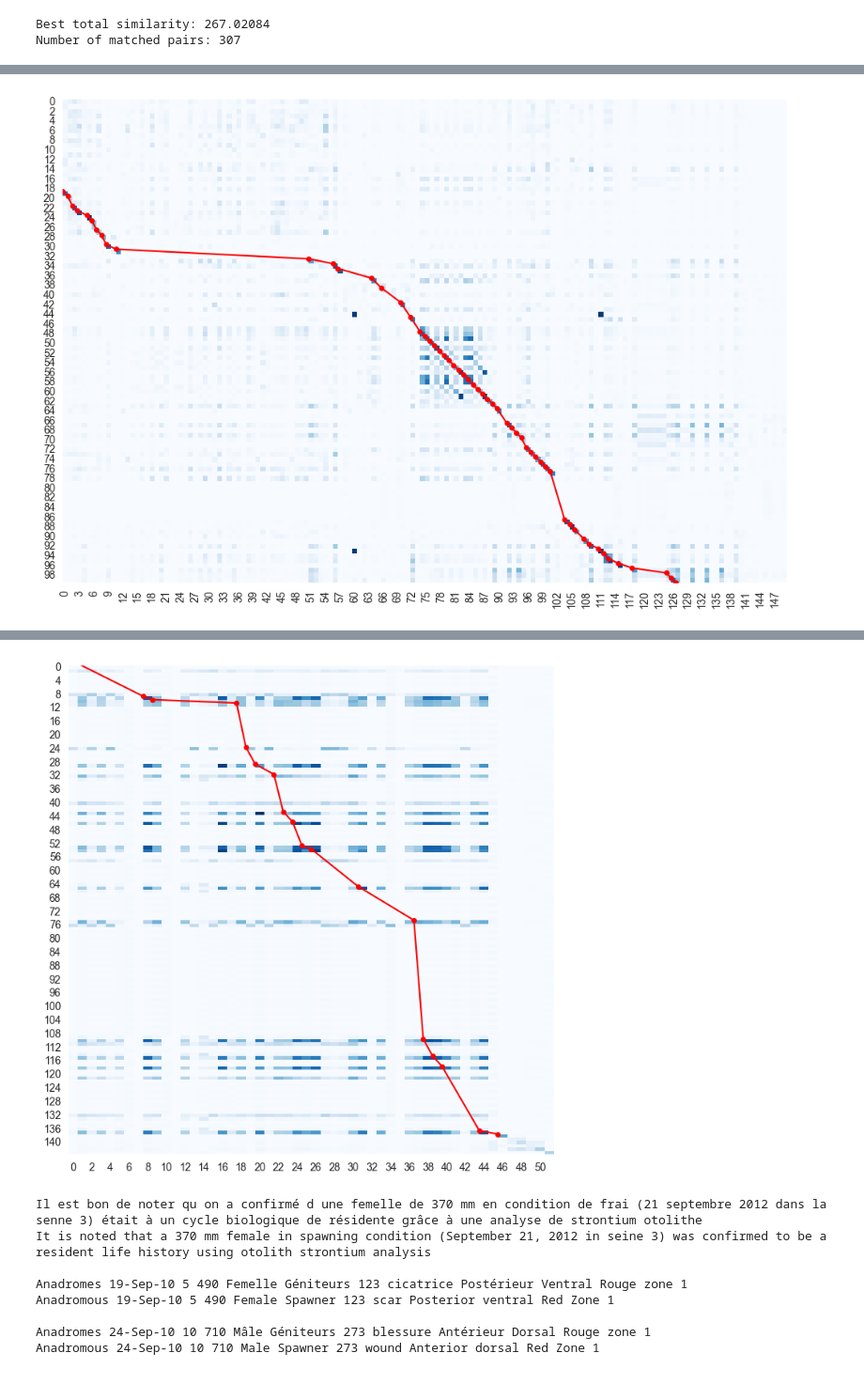
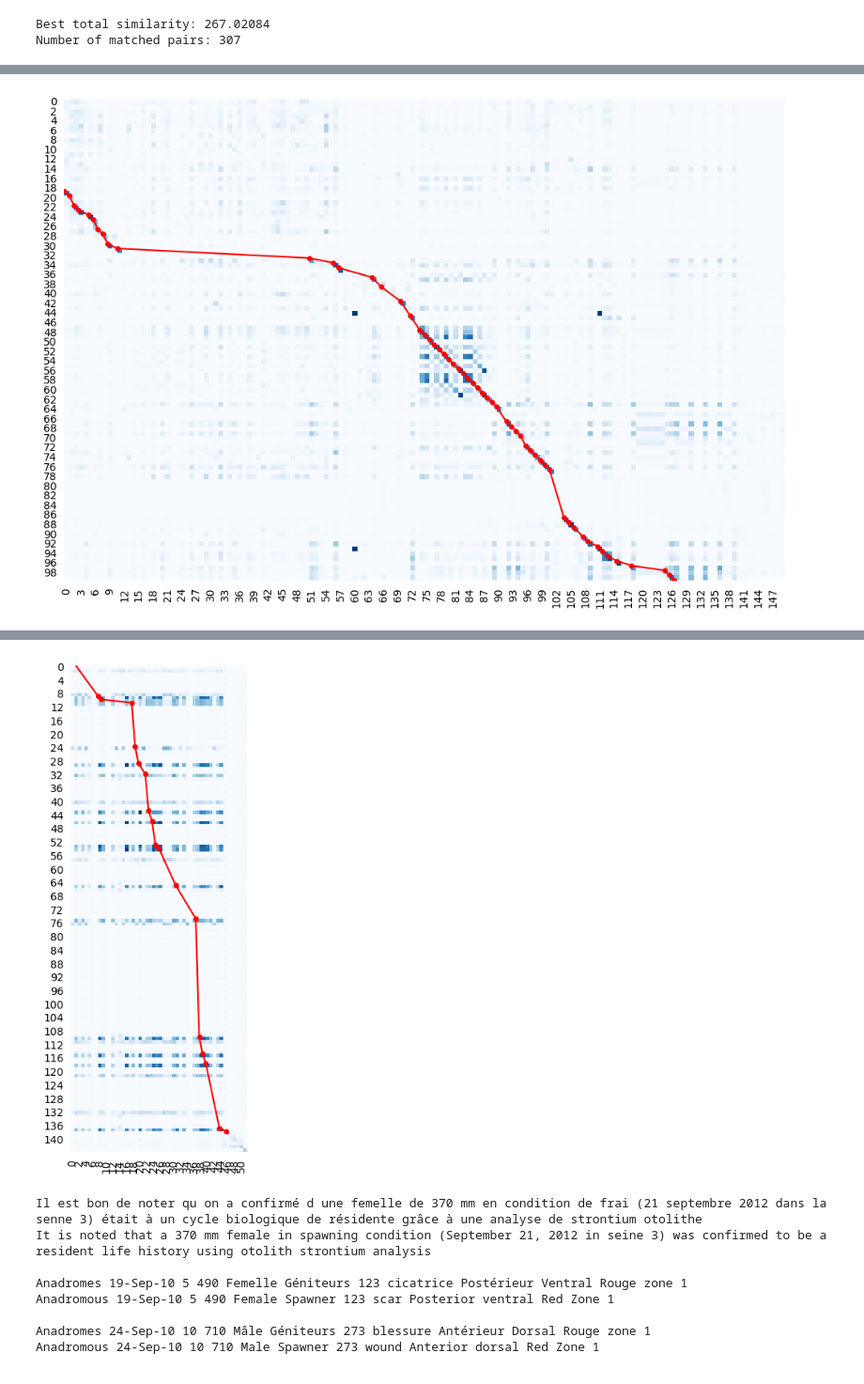
Before and after one commit to KevinCarr42/AI-Translation, a Jupyter notebook: 12_confirm_drop_text_cleaning.ipynb, the cells around one changed output, grey strips where cells are left out. Shown at 94% size. Saved outputs shown, nothing was run; the diff lists cells and outputs as text; code cells hidden in the pictures.

Commit message:
update for figures with transparency

```diff
--- a/12_confirm_drop_text_cleaning.ipynb
+++ b/12_confirm_drop_text_cleaning.ipynb
@@ -10,7 +10,6 @@ import numpy as np
 import pandas as pd
 import seaborn as sns
 
-from alive_progress import alive_bar
 from sentence_transformers import SentenceTransformer, util
 
 from language_classifier.language_classifier import LanguageClassifier
@@ -20,6 +19,11 @@ pd.set_option('display.float_format', '{:.1f}'.format)
 pd.set_option('display.max_columns', None)
 pd.set_option('display.max_rows', 100)
 pd.set_option('display.max_colwidth', 100)
+
+plt.rcParams.update({
+    'savefig.transparent': True,
+    'axes.edgecolor': 'black',
+})
 # %% [markdown]
 # import data
 # %%
@@ -187,7 +191,8 @@ def preview_publication_by_row(row_n):
     preview_publication(matched_df.iloc[row_n].pub_number)
 
 
-def plot_similarity_heatmap(similarity_matrix, figsize=(10, 10), low_similarity=0.6, high_similarity=0.8, matched_pairs=None, cmap=None, norm=None, square=True):
+def plot_similarity_heatmap(similarity_matrix, figsize=(10, 10), low_similarity=0.6, high_similarity=0.8,
+                            matched_pairs=None, cmap=None, norm=None, square=True, plot_title=None):
     fig, ax = plt.subplots(figsize=figsize)
 
     if cmap:
@@ -209,14 +214,16 @@ def plot_similarity_heatmap(similarity_matrix, figsize=(10, 10), low_similarity=
     ax.tick_params(left=False, bottom=False)
 
     plt.tight_layout()
+    if plot_title:
+        plt.savefig(plot_title)
     plt.show()
 
 
-def display_similarity_matrix(similarity_matrix, inverse=False, figsize=(10, 10)):
+def display_similarity_matrix(similarity_matrix, inverse=False, figsize=(10, 10), plot_title=None):
     if inverse:
-        plot_similarity_heatmap(similarity_matrix.T, figsize=figsize)
+        plot_similarity_heatmap(similarity_matrix.T, figsize=figsize, plot_title=plot_title)
     else:
-        plot_similarity_heatmap(similarity_matrix, figsize=figsize)
+        plot_similarity_heatmap(similarity_matrix, figsize=figsize, plot_title=plot_title)
 
 
 def text_from_row(row_n):
@@ -922,15 +941,15 @@ plot_similarity_heatmap(
 plot_similarity_heatmap(similarity_matrix_5851[250:350, 300:450]**5, cmap="Blues",
     matched_pairs=[(y-300, x-250) for (x, y) in path])
 # %% [output]
-[figure, old version]
+[figure, new version]
 # %% [markdown]
 # previous:
 ![](images/path_details_5851.png)
 # %%
 plot_similarity_heatmap(similarity_matrix_5851[400:, 450:]**5, cmap="Blues",
-    matched_pairs=[(y-450, x-400) for (x, y) in path], figsize=(7, 7), square=False)
+    matched_pairs=[(y-450, x-400) for (x, y) in path], figsize=(7, 7))
 # %% [output]
-[figure, old version]
+[figure, new version]
 # %%
 # the last 17 sentences are the most appendixy of all - they actually look pretty good,
 #  TODO: some mismatches, not sure if this will affect finetuning
```
Also changed, not shown: parts of 29 cells of this notebook, 1 other file.
